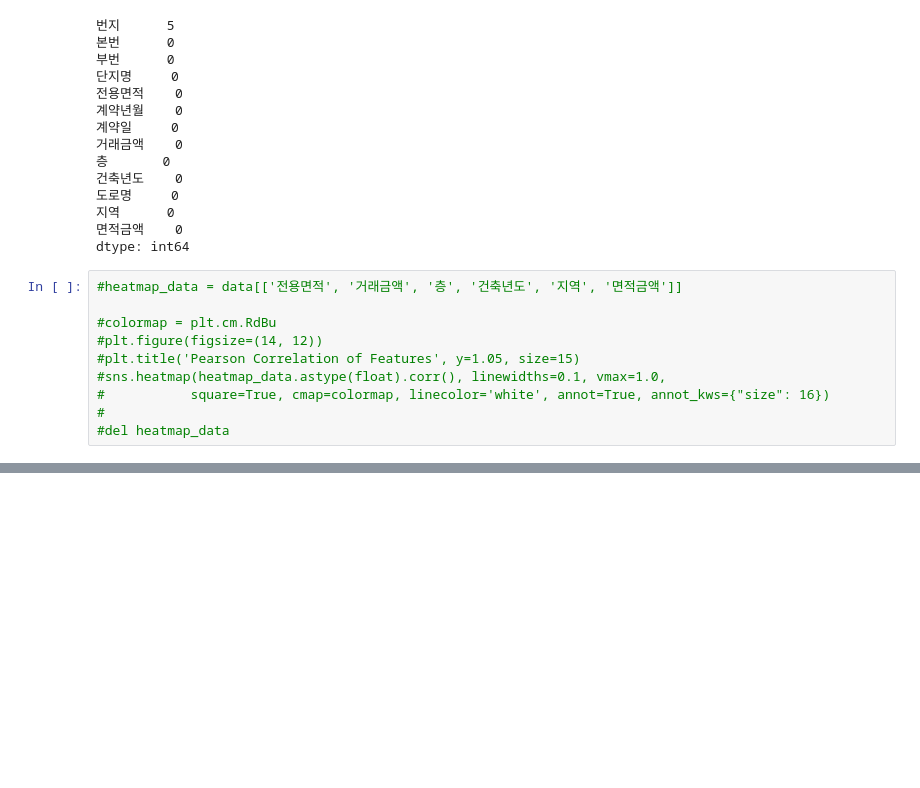
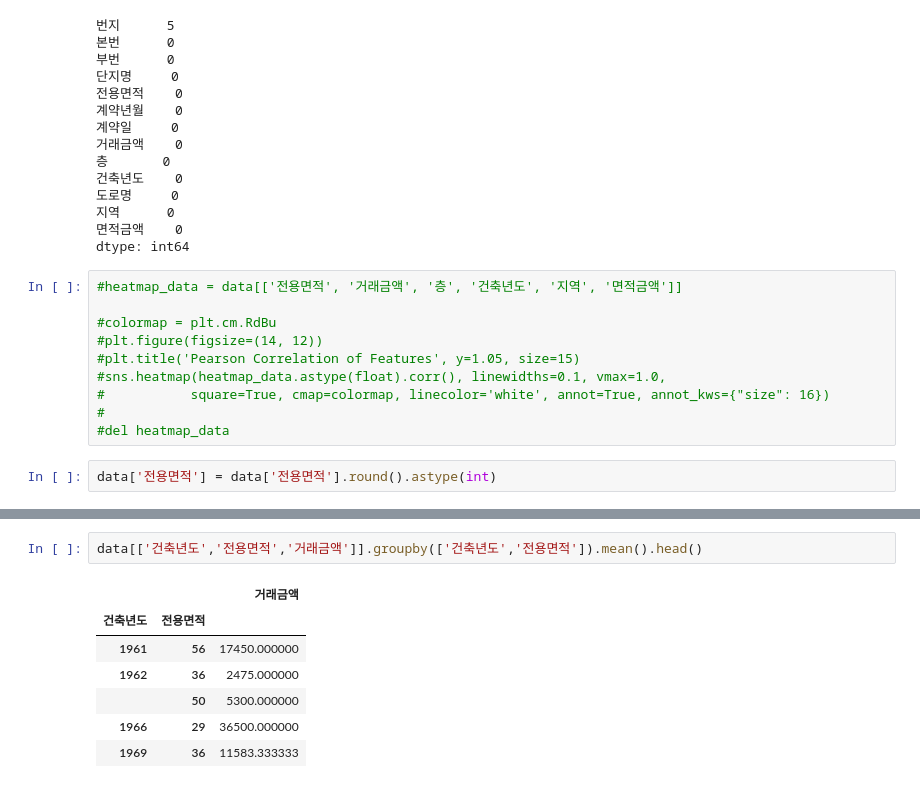
Before and after one commit to Taaewoo/Data_science, a Jupyter notebook: 아파트 실거래가 예측/apartment.ipynb, the cells around one changed output, grey strips where cells are left out. Saved outputs shown, nothing was run; the diff lists cells and outputs as text; blank space fills up the shorter version.

```diff
--- a/아파트 실거래가 예측/apartment.ipynb
+++ b/아파트 실거래가 예측/apartment.ipynb
@@ -137,3 +137,5 @@ dtype: int64
 #           square=True, cmap=colormap, linecolor='white', annot=True, annot_kws={"size": 16})
 #
 #del heatmap_data
+# %%
+data['전용면적'] = data['전용면적'].round().astype(int)
@@ -139,0 +151,10 @@ dtype: int64
+# %%
+data[['건축년도','전용면적','거래금액']].groupby(['건축년도','전용면적']).mean().head()
+# %% [output]
+|  |  | 거래금액 |
+| 건축년도 | 전용면적 |  |
+| 1961 | 56 | 17450.000000 |
+| 1962 | 36 | 2475.000000 |
+|  | 50 | 5300.000000 |
+| 1966 | 29 | 36500.000000 |
+| 1969 | 36 | 11583.333333 |
```
Also changed, not shown: parts of 4 cells of this notebook.
